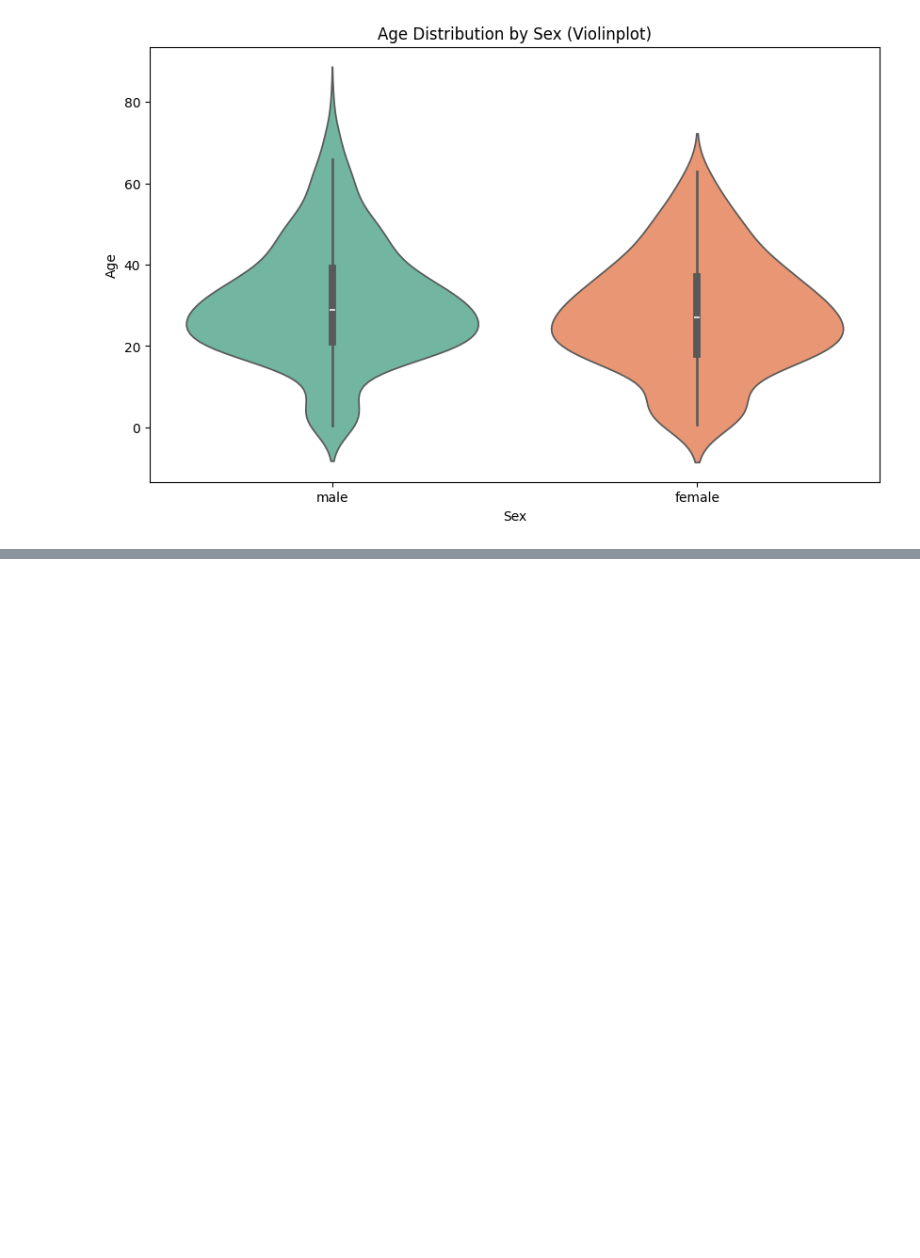
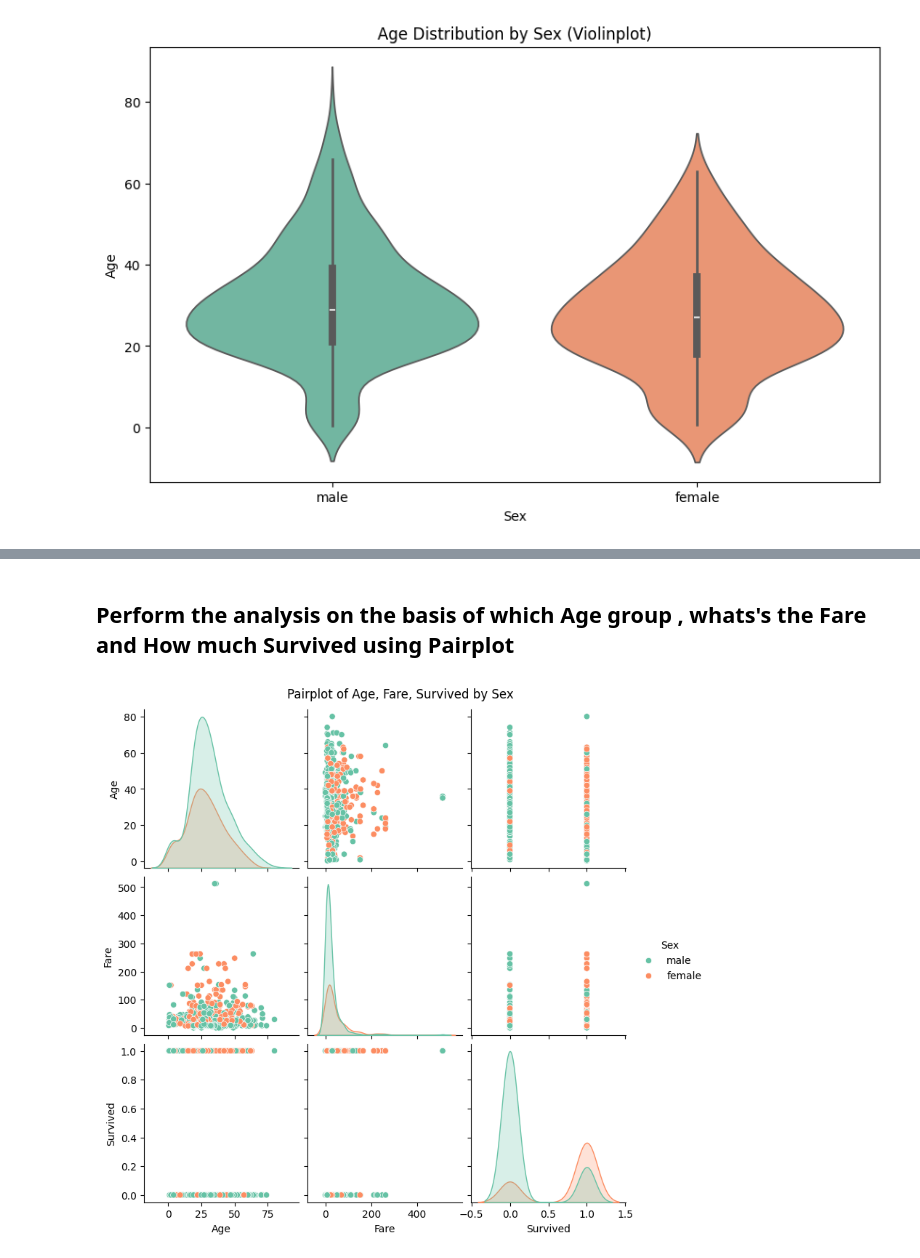
Before and after one commit to HimanshuHeda/AI-ML, a Jupyter notebook: CIA1.ipynb, the cells around one changed output, grey strips where cells are left out. Saved outputs shown, nothing was run; the diff lists cells and outputs as text; code cells hidden in the pictures; blank space fills up the shorter version.

```diff
--- a/CIA1.ipynb
+++ b/CIA1.ipynb
@@ -254,0 +304,9 @@ Passing `palette` without assigning `hue` is deprecated and will be removed in v
+# %% [markdown]
+## Perform the analysis on the basis of which Age group , whats's the Fare and How much Survived using Pairplot
+# %%
+# Pairplot for selected features
+sns.pairplot(df, vars=['Age', 'Fare', 'Survived'], hue='Sex', palette='Set2')
+plt.suptitle('Pairplot of Age, Fare, Survived by Sex', y=1.02)
+plt.show()
+# %% [output]
+[figure, added]
```
Also changed, not shown: parts of 9 cells of this notebook, 3 other files.
